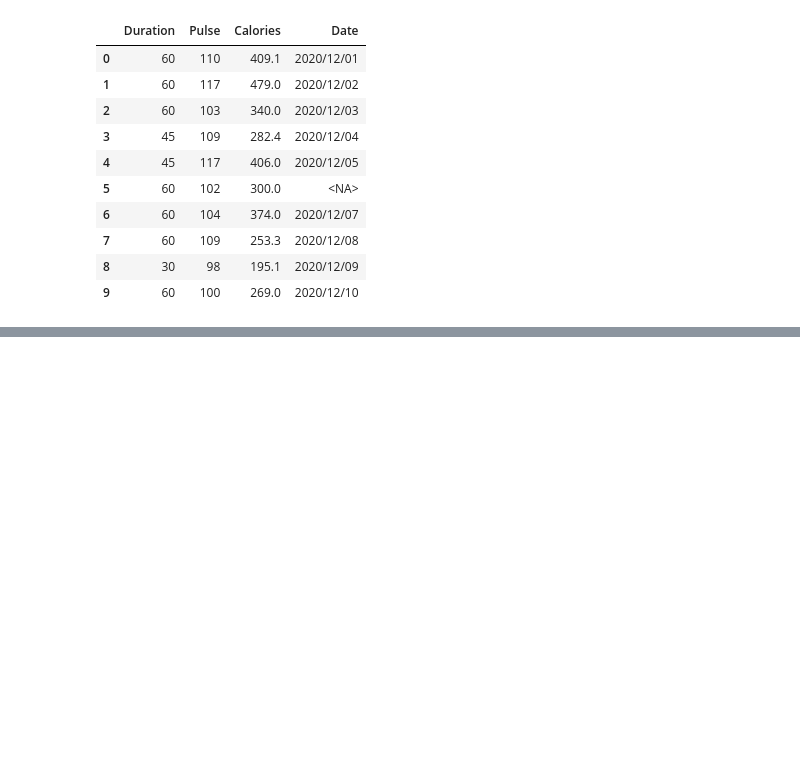
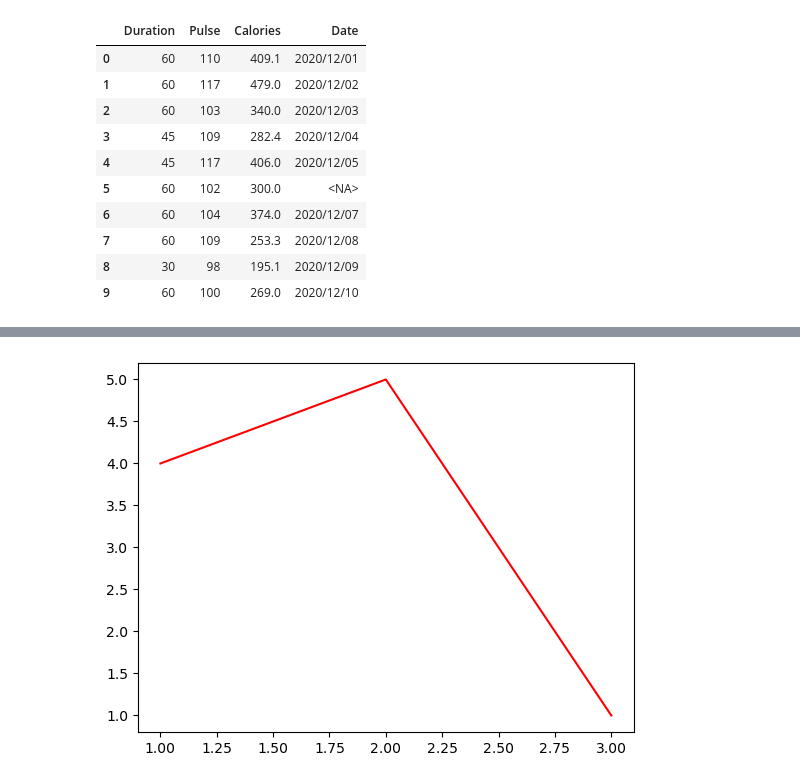
Before and after one commit to aarpitdubey/data_analyst, a Jupyter notebook: 1_Python_Programming/5_Class_5/Class_5.ipynb, the cells around one changed output, grey strips where cells are left out. Cells and saved outputs as stored; diff of their text form; code cells hidden in the pictures; blank space fills up the shorter version.

```diff
--- a/1_Python_Programming/5_Class_5/Class_5.ipynb
+++ b/1_Python_Programming/5_Class_5/Class_5.ipynb
@@ -586,0 +672,5 @@ df
+# %%
+plt.plot([1, 2, 3], [4, 5, 1], color='r')
+plt.show()
+# %% [output]
+[figure, added]
```
Also changed, not shown: parts of 41 cells of this notebook.
